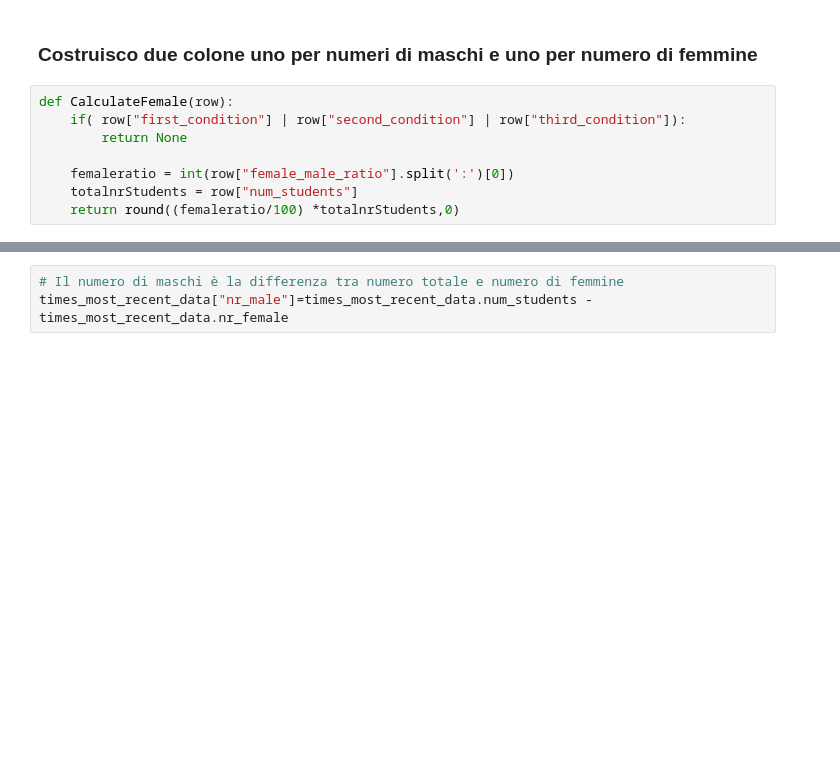
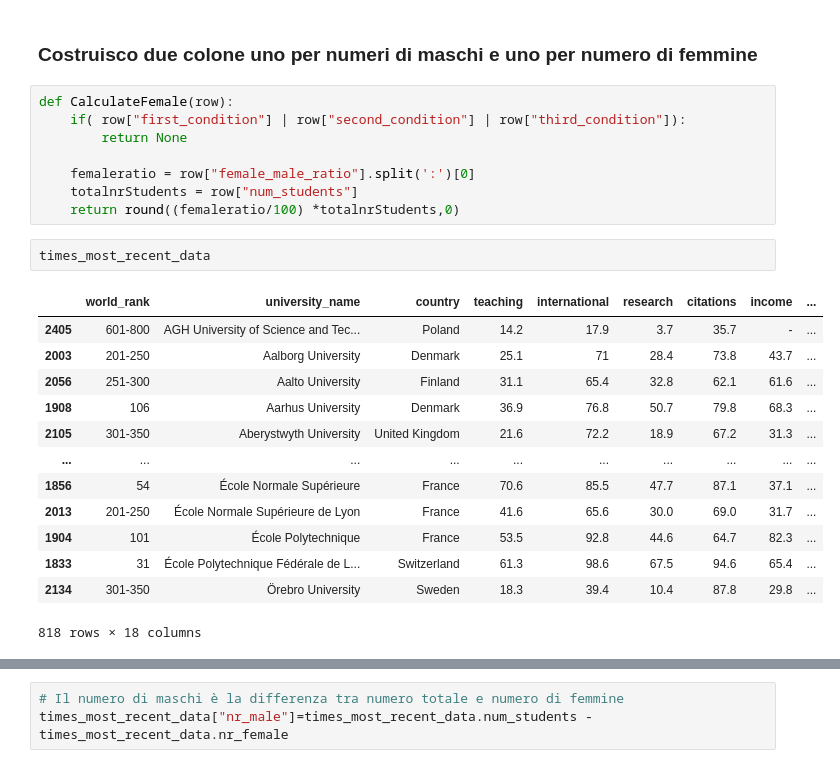
Before and after one commit to riiduan/ProgettoFondamentiDiInformatica, a Jupyter notebook: progettoFondamentidiInformatica.ipynb, the cells around one changed output, grey strips where cells are left out. Drawn from its saved outputs; the diff is of its cells as text; blank space fills up the shorter version.

```diff
--- a/progettoFondamentidiInformatica.ipynb
+++ b/progettoFondamentidiInformatica.ipynb
@@ -456,8 +511,24 @@ def CalculateFemale(row):
     if( row["first_condition"] | row["second_condition"] | row["third_condition"]):
         return None
 
-    femaleratio = int(row["female_male_ratio"].split(':')[0])
+    femaleratio = row["female_male_ratio"].split(':')[0]
     totalnrStudents = row["num_students"]
     return round((femaleratio/100) *totalnrStudents,0)
+# %%
+times_most_recent_data
+# %% [output]
+|  | world_rank | university_name | country | teaching | international | research | citations | income | ... |
+| 2405 | 601-800 | AGH University of Science and Tec... | Poland | 14.2 | 17.9 | 3.7 | 35.7 | - | ... |
+| 2003 | 201-250 | Aalborg University | Denmark | 25.1 | 71 | 28.4 | 73.8 | 43.7 | ... |
+| 2056 | 251-300 | Aalto University | Finland | 31.1 | 65.4 | 32.8 | 62.1 | 61.6 | ... |
+| 1908 | 106 | Aarhus University | Denmark | 36.9 | 76.8 | 50.7 | 79.8 | 68.3 | ... |
+| 2105 | 301-350 | Aberystwyth University | United Kingdom | 21.6 | 72.2 | 18.9 | 67.2 | 31.3 | ... |
+| ... | ... | ... | ... | ... | ... | ... | ... | ... | ... |
+| 1856 | 54 | École Normale Supérieure | France | 70.6 | 85.5 | 47.7 | 87.1 | 37.1 | ... |
+| 2013 | 201-250 | École Normale Supérieure de Lyon | France | 41.6 | 65.6 | 30.0 | 69.0 | 31.7 | ... |
+| 1904 | 101 | École Polytechnique | France | 53.5 | 92.8 | 44.6 | 64.7 | 82.3 | ... |
+| 1833 | 31 | École Polytechnique Fédérale de L... | Switzerland | 61.3 | 98.6 | 67.5 | 94.6 | 65.4 | ... |
+| 2134 | 301-350 | Örebro University | Sweden | 18.3 | 39.4 | 10.4 | 87.8 | 29.8 | ... |
+818 rows × 18 columns
 # %%
 times_most_recent_data["nr_female"]= times_most_recent_data.apply(CalculateFemale , axis=1)
```
Also changed, not shown: parts of 7 cells of this notebook, 1 other file.
